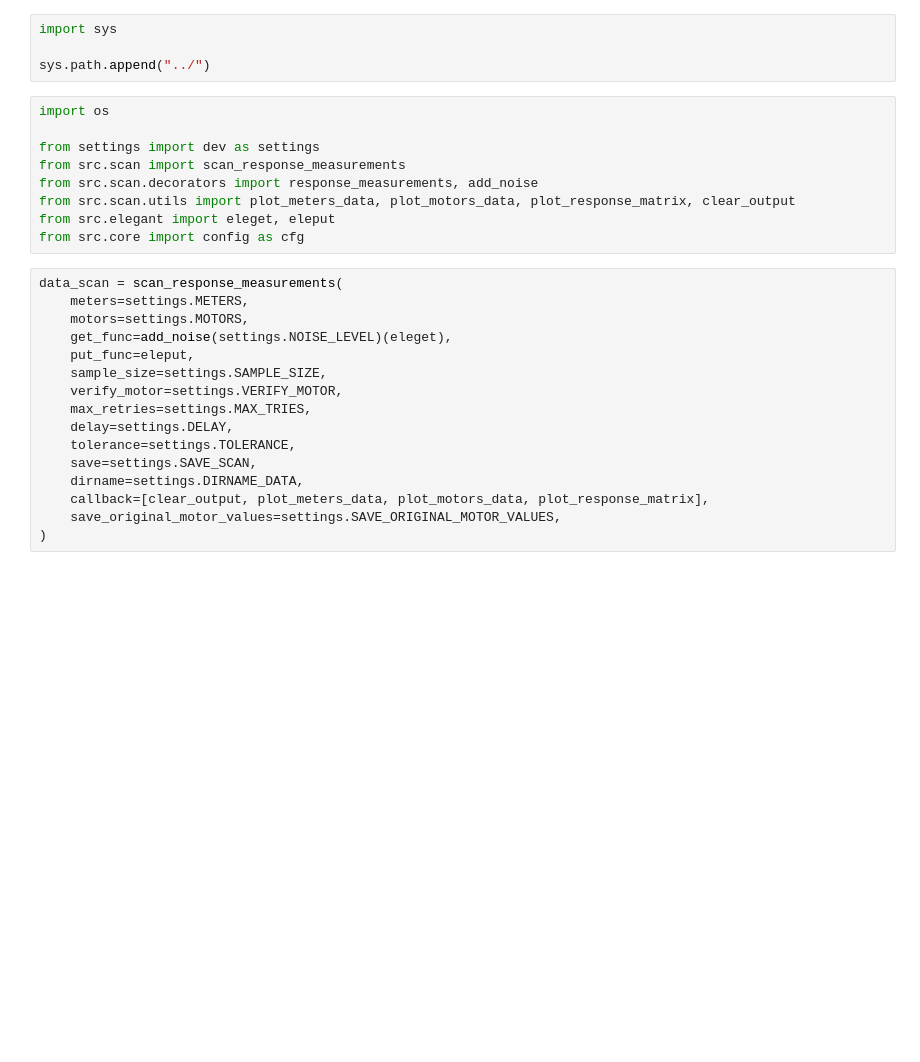
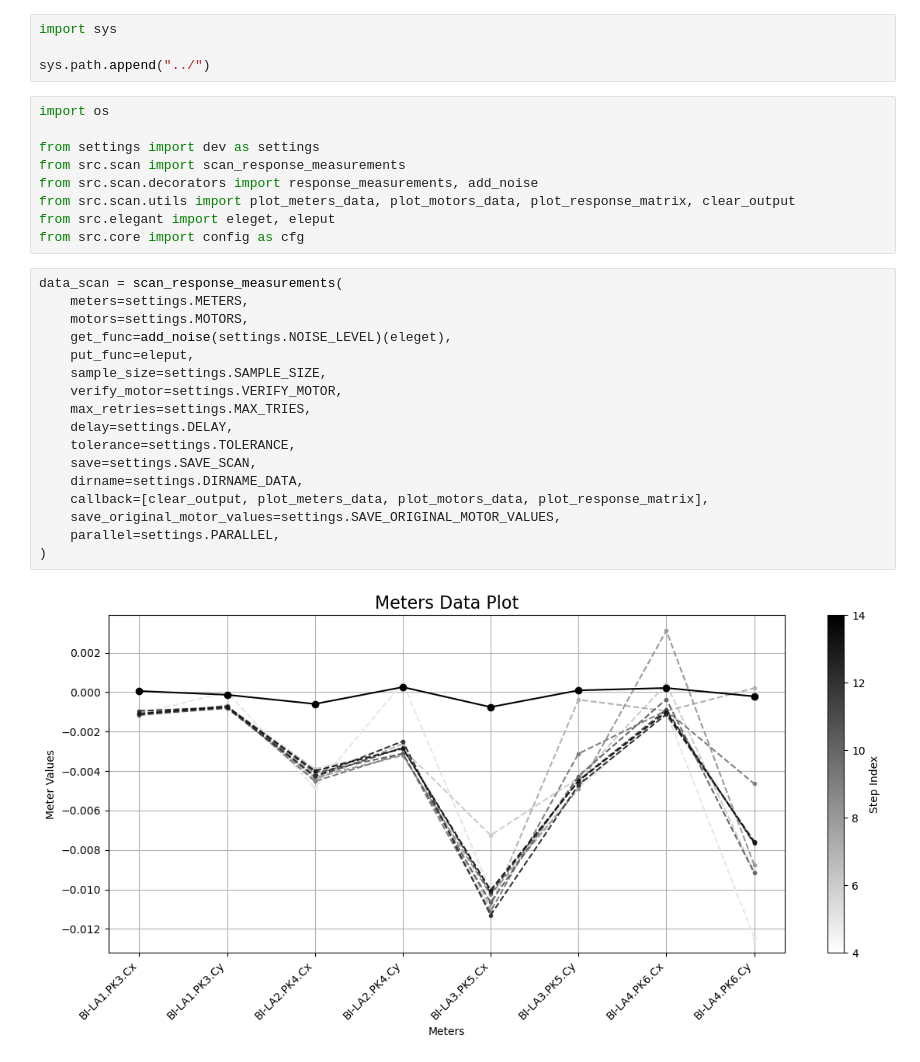
Before and after one commit to fuodorov/scaut, a Jupyter notebook: notebooks/response.ipynb, the cells around one changed output. Cells and saved outputs as stored; diff of their text form; blank space fills up the shorter version.

```diff
--- a/notebooks/response.ipynb
+++ b/notebooks/response.ipynb
@@ -16,16 +16,19 @@ from src.core import config as cfg
 # %%
 data_scan = scan_response_measurements(
     meters=settings.METERS,
     motors=settings.MOTORS,
     get_func=add_noise(settings.NOISE_LEVEL)(eleget),
     put_func=eleput,
     sample_size=settings.SAMPLE_SIZE,
     verify_motor=settings.VERIFY_MOTOR,
     max_retries=settings.MAX_TRIES,
     delay=settings.DELAY,
     tolerance=settings.TOLERANCE,
     save=settings.SAVE_SCAN,
     dirname=settings.DIRNAME_DATA,
     callback=[clear_output, plot_meters_data, plot_motors_data, plot_response_matrix],
     save_original_motor_values=settings.SAVE_ORIGINAL_MOTOR_VALUES,
+    parallel=settings.PARALLEL,
 )
+# %% [output]
+[figure, added]
```
Also changed, not shown: parts of 2 cells of this notebook, 6 other files.
